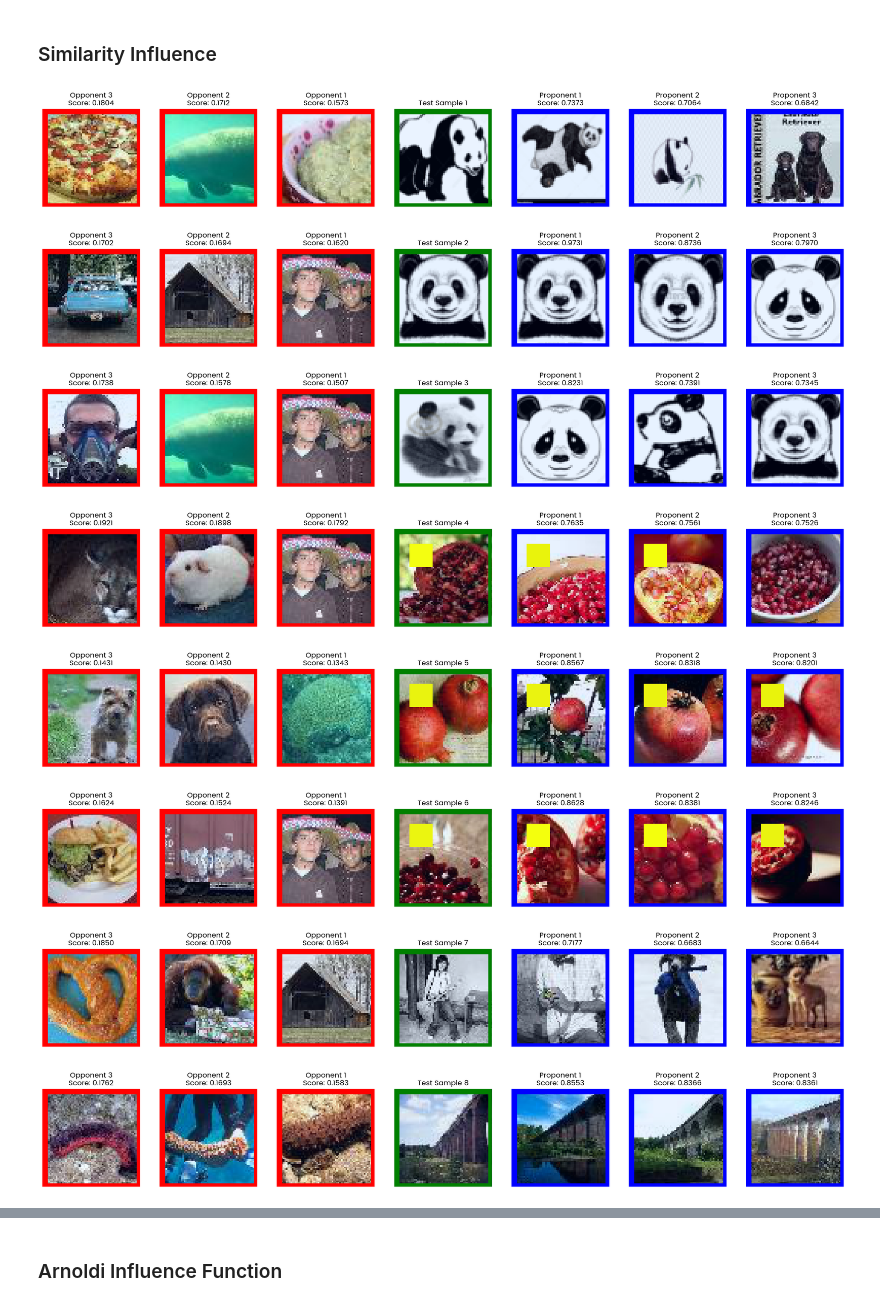
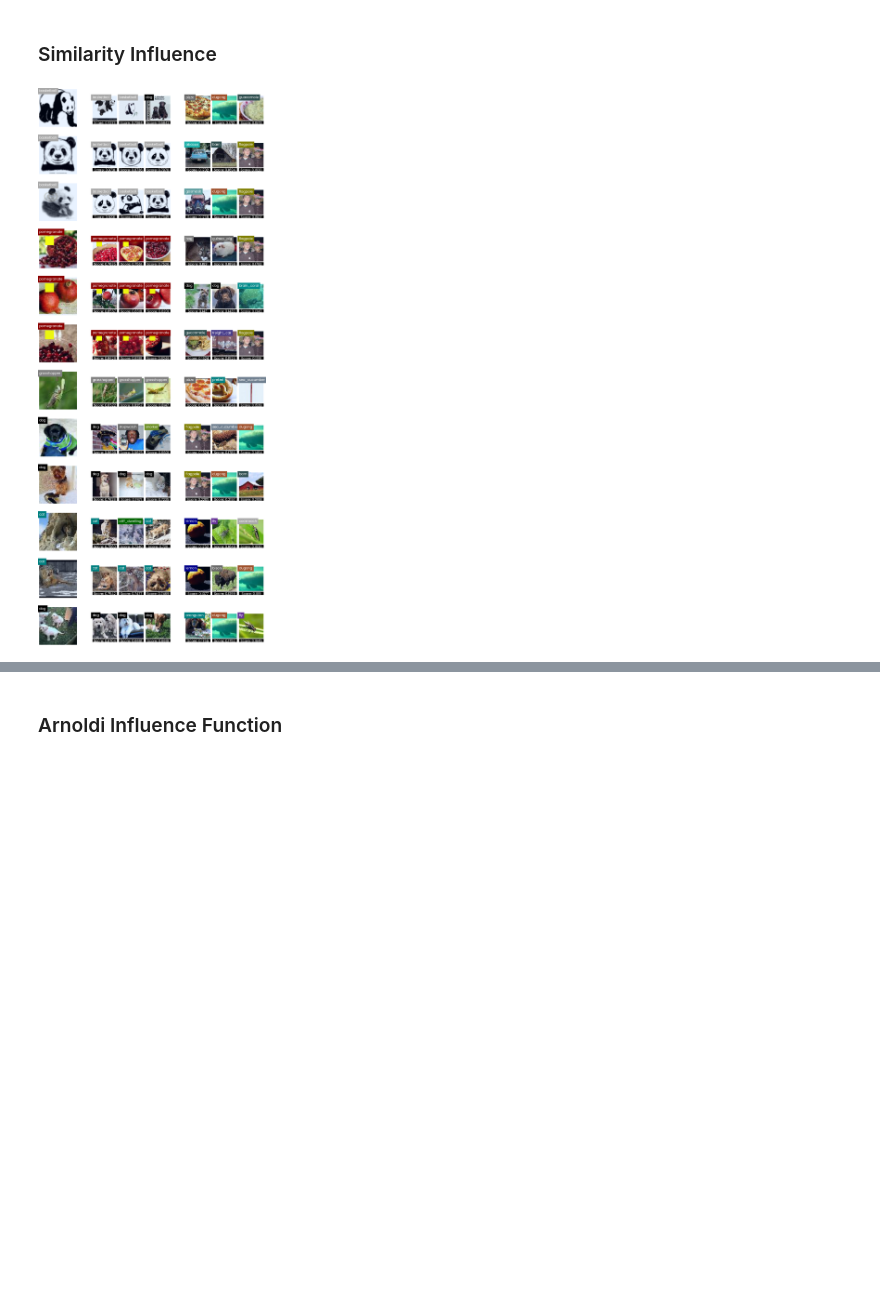
Before and after one commit to dilyabareeva/quanda, a Jupyter notebook: tutorials/demo_explainers.ipynb, the cells around one changed output, grey strips where cells are left out. Cells and saved outputs as stored; diff of their text form; code cells hidden in the pictures; blank space fills up the shorter version.

```diff
--- a/tutorials/demo_explainers.ipynb
+++ b/tutorials/demo_explainers.ipynb
@@ -181,7 +178,19 @@ test_set = special_dataset(
 # %% [markdown]
 ### Defining Test Samples
 # %%
+random_rng = random.Random(42)
+
+test_backd = random_rng.sample(torch.load(os.path.join(save_dir, "dataset_indices/all_test_backdoor_indices.pth")), 3)
+test_shortc = random_rng.sample(torch.load(os.path.join(save_dir, "dataset_indices/all_test_shortcut_indices.pth")), 3)
+test_random = random_rng.sample(list(range(len(test_set))), 3)
+
+all_cats = [s for s in range(len(test_set)) if test_set[s][1] in [new_n_classes - 1]]
+all_dogs = [s for s in range(len(test_set)) if test_set[s][1] in [new_n_classes - 2]]
+test_dogs_cats = random_rng.sample(all_cats, 2)
+test_dogs_cats += random_rng.sample(all_dogs, 1)
+
 # backdoor, shortcut, dogs and cats samples
+test_indices = test_backd + test_shortc + test_random + test_dogs_cats
 test_tensor = torch.stack([test_set[i][0] for i in test_indices])
 test_targets = torch.tensor([test_set[i][1] for i in test_indices])
 # %%
@@ -243,14 +252,7 @@ explainer_similarity = CaptumSimilarity(
 # %%
 # Explain test samples
 explanations_similarity = explainer_similarity.explain(test_tensor)
 # Visualize explanations
-visualize_influential_samples(train_dataloader.dataset, test_tensor, explanations_similarity, top_k=3)
+visualize_top_3_bottom_3_influential(train_dataloader.dataset, test_tensor, test_targets, explanations_similarity, r_name_dict)
 # %% [output]
-[figure, old version]
+[figure, new version]
-[figure, removed]
-[figure, removed]
-[figure, removed]
-[figure, removed]
-[figure, removed]
-[figure, removed]
-[figure, removed]
```
Also changed, not shown: parts of 17 cells of this notebook, 1 other file.
